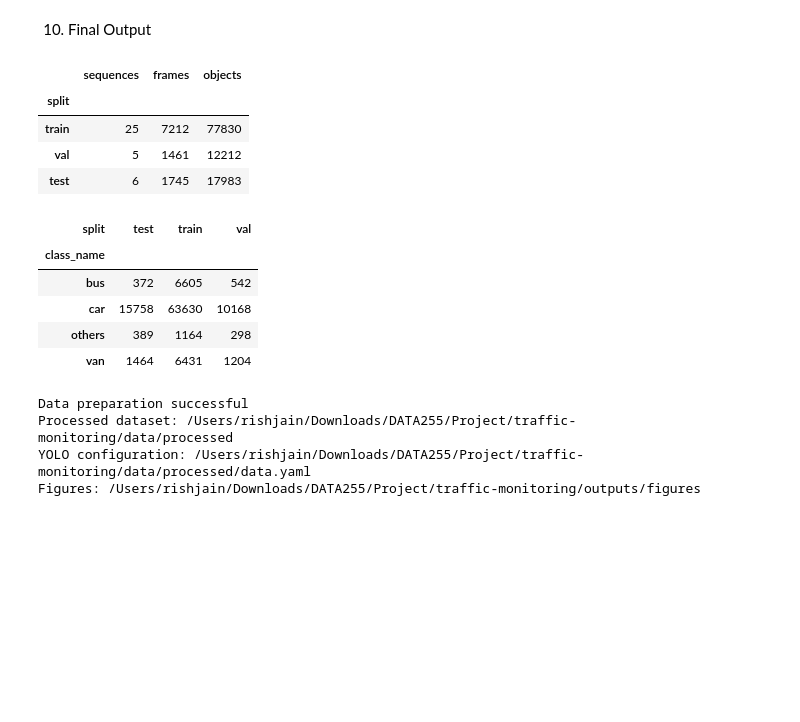
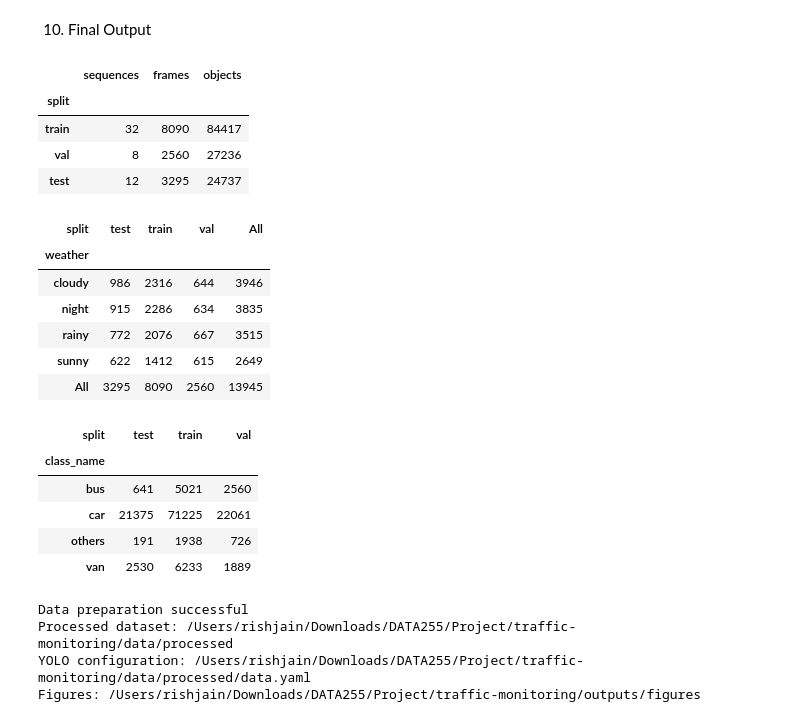
Before and after one commit to rajain08/DATA-255-Traffic-Monitoring, a Jupyter notebook: UA_DETRAC_Data_Preprocessing.ipynb, the cells around one changed output. Cells and saved outputs as stored; diff of their text form; code cells hidden in the pictures; blank space fills up the shorter version.

Commit message:
Fixed weather parsing, increased to 52 sequences, masked ignored regions

```diff
--- a/UA_DETRAC_Data_Preprocessing.ipynb
+++ b/UA_DETRAC_Data_Preprocessing.ipynb
@@ -43,7 +43,7 @@ for folder in [zip_dir, raw_dir, processed_dir, figure_dir]:
     folder.mkdir(parents=True, exist_ok=True)
 
 #Dataset settings
-max_sequences = 36
+max_sequences = 52
 frame_step = 5
 
 #Vehicle classes used by UA-DETRAC
@@ -95,12 +95,14 @@ for xml_file in xml_files:
 
     if sequence_name in image_folders:
         root = ET.parse(xml_file).getroot()
-        weather = root.attrib.get('sence_weather', root.attrib.get('weather', 'unknown'))
+        seq_attr = root.find('sequence_attribute')
+        weather = seq_attr.get('sence_weather', 'unknown') if seq_attr is not None else 'unknown'
         frames = root.findall('./frame')
         object_count = sum(len(frame.findall('./target_list/target')) for frame in frames)
 
         sequence_data.append({
             'sequence': sequence_name,
+            'camera_group': sequence_name[:-1],
             'image_folder': image_folders[sequence_name],
             'xml_file': xml_file,
             'weather': weather,
@@ -251,6 +266,15 @@ annotation_rows = []
 #Process one video sequence at a time
 for row in sequence_df.itertuples():
     root = ET.parse(row.xml_file).getroot()
+
+    #Read ignored regions to mask out unlabeled vehicles
+    ignored_boxes = []
+    for box in root.findall('./ignored_region/box'):
+        ig_left = float(box.attrib['left'])
+        ig_top = float(box.attrib['top'])
+        ig_right = ig_left + float(box.attrib['width'])
+        ig_bottom = ig_top + float(box.attrib['height'])
+        ignored_boxes.append((ig_left, ig_top, ig_right, ig_bottom))
 
     #Match frame numbers to XML and image files
     xml_frames = {int(frame.attrib['num']): frame for frame in root.findall('./frame')}
@@ -270,6 +294,20 @@ for row in sequence_df.itertuples():
         source_image = image_files[frame_number]
         image = Image.open(source_image).convert('RGB')
         image_width, image_height = image.size
+
+        #Black out ignored regions before saving the image
+        if ignored_boxes:
+            draw = ImageDraw.Draw(image)
+            for ig_left, ig_top, ig_right, ig_bottom in ignored_boxes:
+                draw.rectangle(
+                    [
+                        max(0, ig_left),
+                        max(0, ig_top),
+                        min(image_width, ig_right),
+                        min(image_height, ig_bottom)
+                    ],
+                    fill=(0, 0, 0)
+                )
 
         file_name = f'{row.sequence}_img{frame_number:05d}'
         output_image = processed_dir / 'images' / row.split / f'{file_name}.jpg'
@@ -463,30 +513,38 @@ plt.show()
 # %%
 #Display the final dataset summary
 summary = frame_df.groupby('split').agg(
     sequences=('sequence', 'nunique'),
     frames=('frame', 'count'),
     objects=('objects', 'sum')
 ).reindex(['train', 'val', 'test'])
 
 display(summary)
+display(pd.crosstab(frame_df['weather'], frame_df['split'], margins=True))
 display(pd.crosstab(annotation_df['class_name'], annotation_df['split']))
 
 print('Data preparation successful')
 print('Processed dataset:', processed_dir)
 print('YOLO configuration:', processed_dir / 'data.yaml')
 print('Figures:', figure_dir)
 # %% [output]
 |  | sequences | frames | objects |
 | split |  |  |  |
-| train | 25 | 7212 | 77830 |
-| val | 5 | 1461 | 12212 |
-| test | 6 | 1745 | 17983 |
+| train | 32 | 8090 | 84417 |
+| val | 8 | 2560 | 27236 |
+| test | 12 | 3295 | 24737 |
-| split | test | train | val |
-| class_name |  |  |  |
-| bus | 372 | 6605 | 542 |
-| car | 15758 | 63630 | 10168 |
-| others | 389 | 1164 | 298 |
-| van | 1464 | 6431 | 1204 |
+| split | test | train | val | All |
+| weather |  |  |  |  |
+| cloudy | 986 | 2316 | 644 | 3946 |
+| night | 915 | 2286 | 634 | 3835 |
+| rainy | 772 | 2076 | 667 | 3515 |
+| sunny | 622 | 1412 | 615 | 2649 |
+| All | 3295 | 8090 | 2560 | 13945 |
+| split | test | train | val |
+| class_name |  |  |  |
+| bus | 641 | 5021 | 2560 |
+| car | 21375 | 71225 | 22061 |
+| others | 191 | 1938 | 726 |
+| van | 2530 | 6233 | 1889 |
 Data preparation successful
 Processed dataset: /Users/rishjain/Downloads/DATA255/Project/traffic-monitoring/data/processed
 YOLO configuration: /Users/rishjain/Downloads/DATA255/Project/traffic-monitoring/data/processed/data.yaml
```
Also changed, not shown: parts of 9 cells of this notebook, 5 other files.
